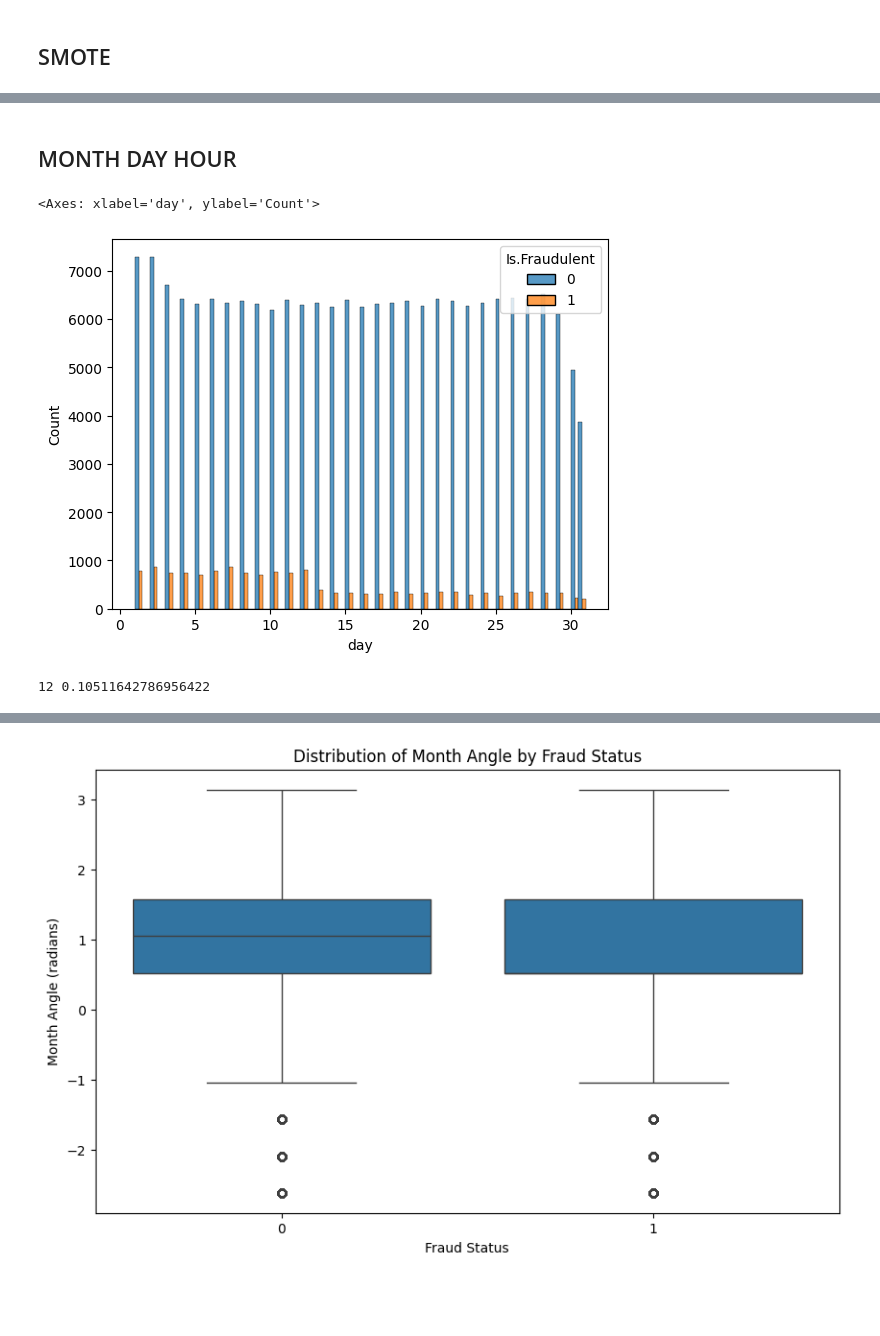
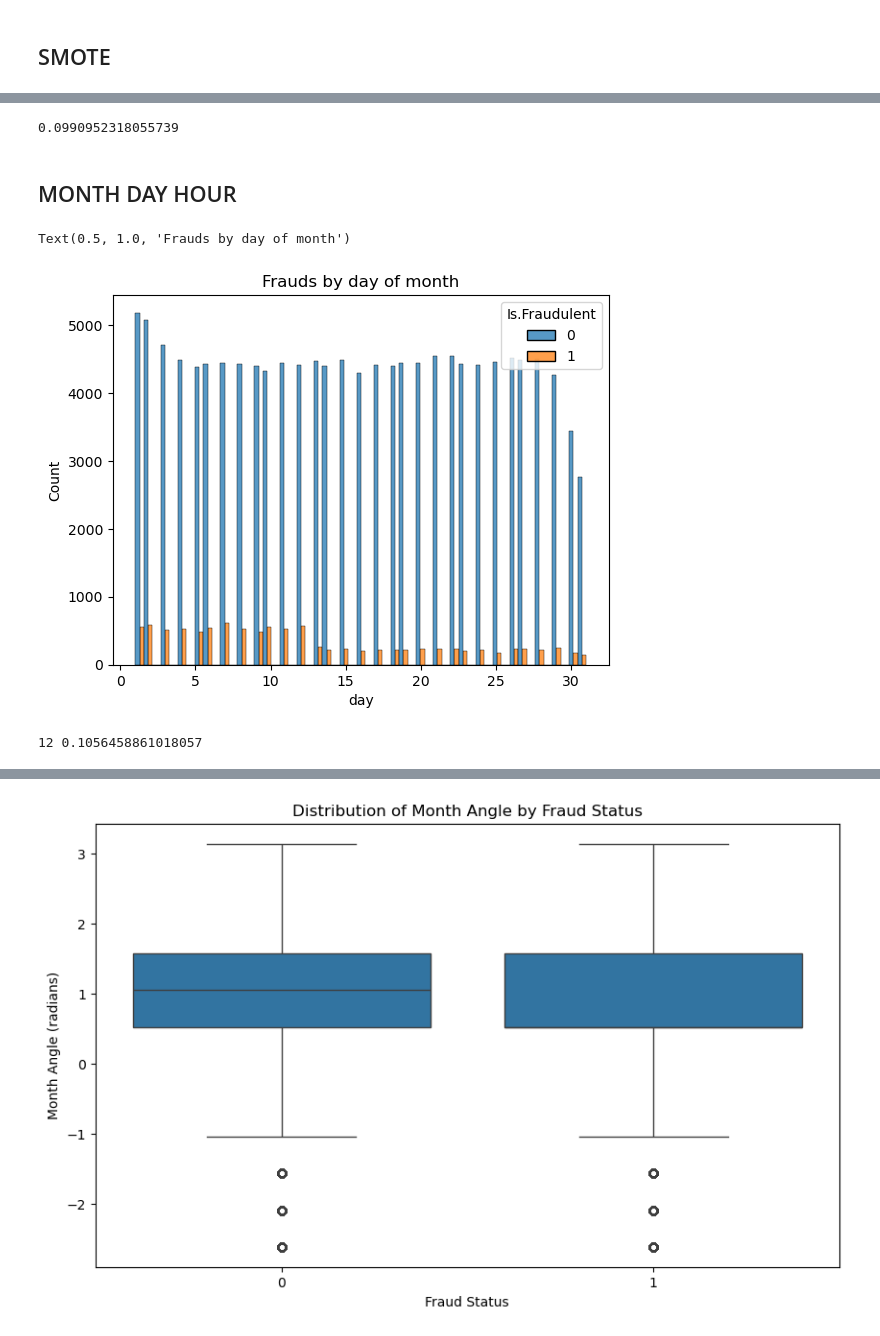
Before and after one commit to andrzejewskimaciej/ML_Intro_Projects, a Jupyter notebook: FE&SMOTE.ipynb, the cells around one changed output, grey strips where cells are left out. Saved outputs shown, nothing was run; the diff lists cells and outputs as text; code cells hidden in the pictures; blank space fills up the shorter version.

```diff
--- a/FE&SMOTE.ipynb
+++ b/FE&SMOTE.ipynb
@@ -16,12 +26,9 @@ df=pd.read_csv("trainData.csv",engine="python", sep=",")
 # %%
-
-df.loc[df["Is.Fraudulent"]==1].shape[0]/df.shape[0]  # IsFraudulent ratio
-
-df.drop(columns=["Unnamed: 0"],inplace=True)
+# df.drop(columns=["Unnamed: 0"],inplace=True)
 
 df["Transaction.Date"] = pd.to_datetime(df["Transaction.Date"], format = "ISO8601")
 
-df['Transaction.Date_Num'] = df['Transaction.Date'].map(pd.Timestamp.toordinal)
+df['Transaction.Date_Num'] = df['Transaction.Date'].dt.year + df['Transaction.Date'].dt.dayofyear/365
 
 dfSamples=df.drop(columns=["Transaction.Date"],inplace=False).copy()
 
@@ -44,16 +67,22 @@ X,y=smote.fit_resample(X,y)
 merged = pd.concat([X, y], axis=1, ignore_index=True)
 
 #merged.to_csv("trainDataSMOTE.csv")
+# %%
+merged.loc[merged[23]==1].shape[0]/merged.shape[0]  # IsFraudulent ratio after SMOTE
+# %% [output]
+0.0990952318055739
 # %% [markdown]
 ## MONTH DAY HOUR
 # %%
-df["month"]=df["Transaction.Date"].apply(lambda x : float(x[5:7]) if x[5]!=0 else float(x[6:7]) )
-df["day"]=df["Transaction.Date"].apply(lambda x : float(x[8:10]) if x[8]!=0 else float(x[9:10]))
+df["month"]=df["Transaction.Date"].dt.month
+df["day"]=df["Transaction.Date"].dt.day
 sns.histplot(df, x="day", hue="Is.Fraudulent", multiple="dodge") #seems in first part of months there are more frauds
+plt.title("Frauds by day of month")
 # %% [output]
-<Axes: xlabel='day', ylabel='Count'>
+Text(0.5, 1.0, 'Frauds by day of month')
-[figure, old version]
+[figure, new version]
 # %%
+# splitting days of month for two categories
 maximalSplit=0
 output=0
 for i in range(1,31):
@@ -64,7 +93,7 @@ for i in range(1,31):
         output=i
 print(output,maximalSplit) # thus 12 best split
 # %% [output]
-12 0.10511642786956422
+12 0.1056458861018057
 # %%
 df["partOfMonth"]=df["day"].apply(lambda x: "First" if x<=12 else "Second")
 # %%
```
Also changed, not shown: parts of 12 cells of this notebook, 3 other files.
